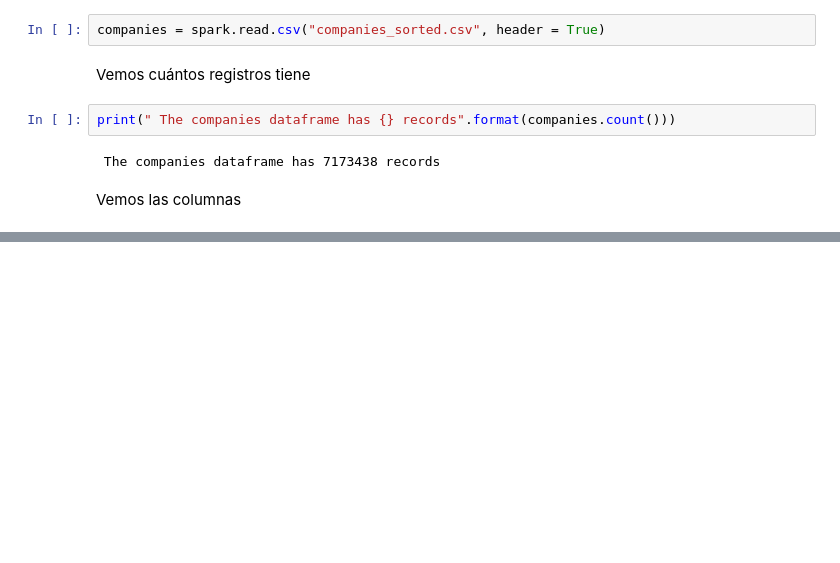
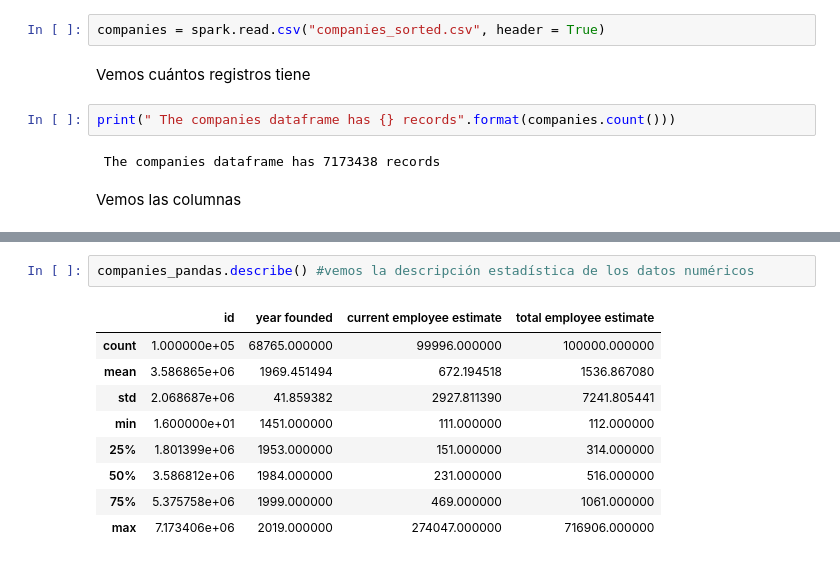
Before and after one commit to fernandasecinaroinnovant/bigdata-obl, a Jupyter notebook: obligatorio_companies.ipynb, the cells around one changed output, grey strips where cells are left out. Cells and saved outputs as stored; diff of their text form; blank space fills up the shorter version.

```diff
--- a/obligatorio_companies.ipynb
+++ b/obligatorio_companies.ipynb
@@ -63,0 +137,12 @@ only showing top 10 rows
+# %%
+companies_pandas.describe() #vemos la descripción estadística de los datos numéricos
+# %% [output]
+|  | id | year founded | current employee estimate | total employee estimate |
+| count | 1.000000e+05 | 68765.000000 | 99996.000000 | 100000.000000 |
+| mean | 3.586865e+06 | 1969.451494 | 672.194518 | 1536.867080 |
+| std | 2.068687e+06 | 41.859382 | 2927.811390 | 7241.805441 |
+| min | 1.600000e+01 | 1451.000000 | 111.000000 | 112.000000 |
+| 25% | 1.801399e+06 | 1953.000000 | 151.000000 | 314.000000 |
+| 50% | 3.586812e+06 | 1984.000000 | 231.000000 | 516.000000 |
+| 75% | 5.375758e+06 | 1999.000000 | 469.000000 | 1061.000000 |
+| max | 7.173406e+06 | 2019.000000 | 274047.000000 | 716906.000000 |
```
Also changed, not shown: parts of 30 cells of this notebook, 1 other file.
